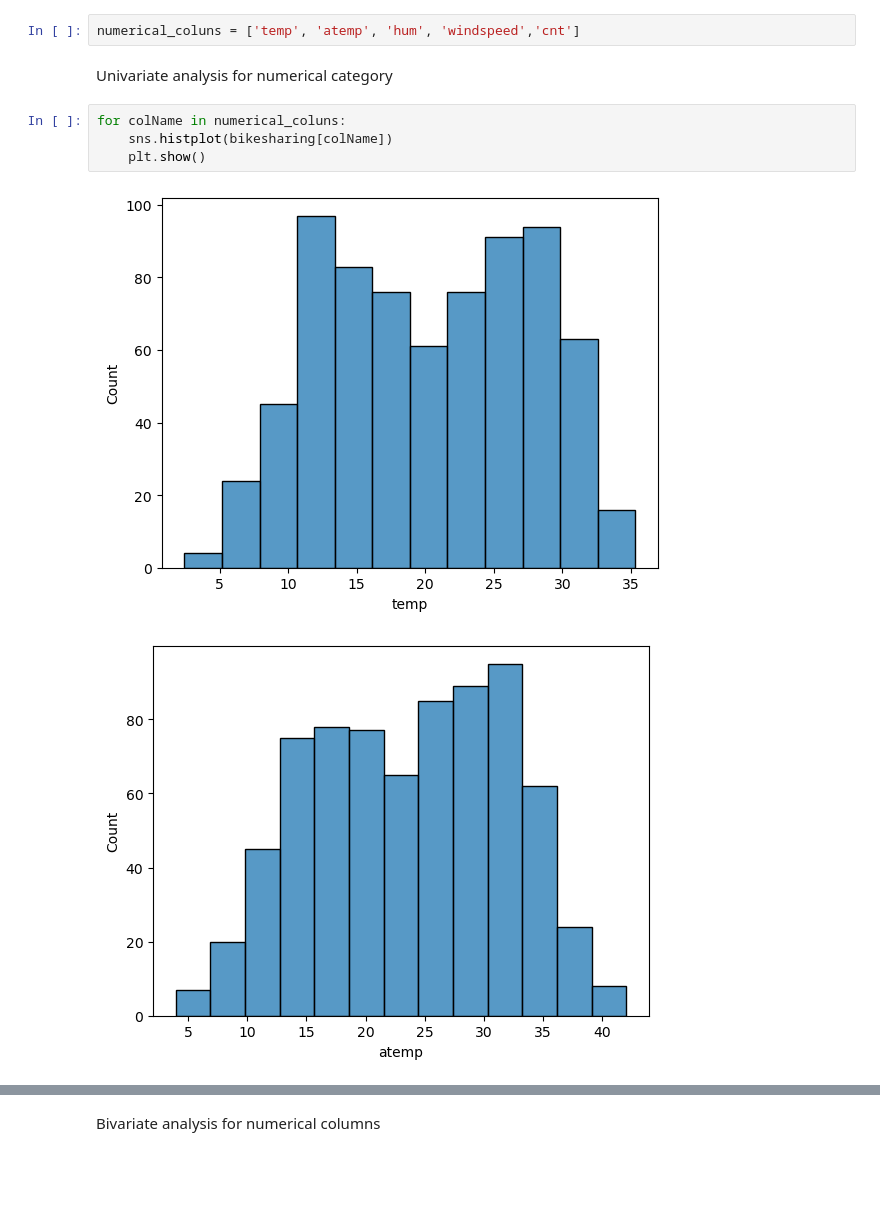
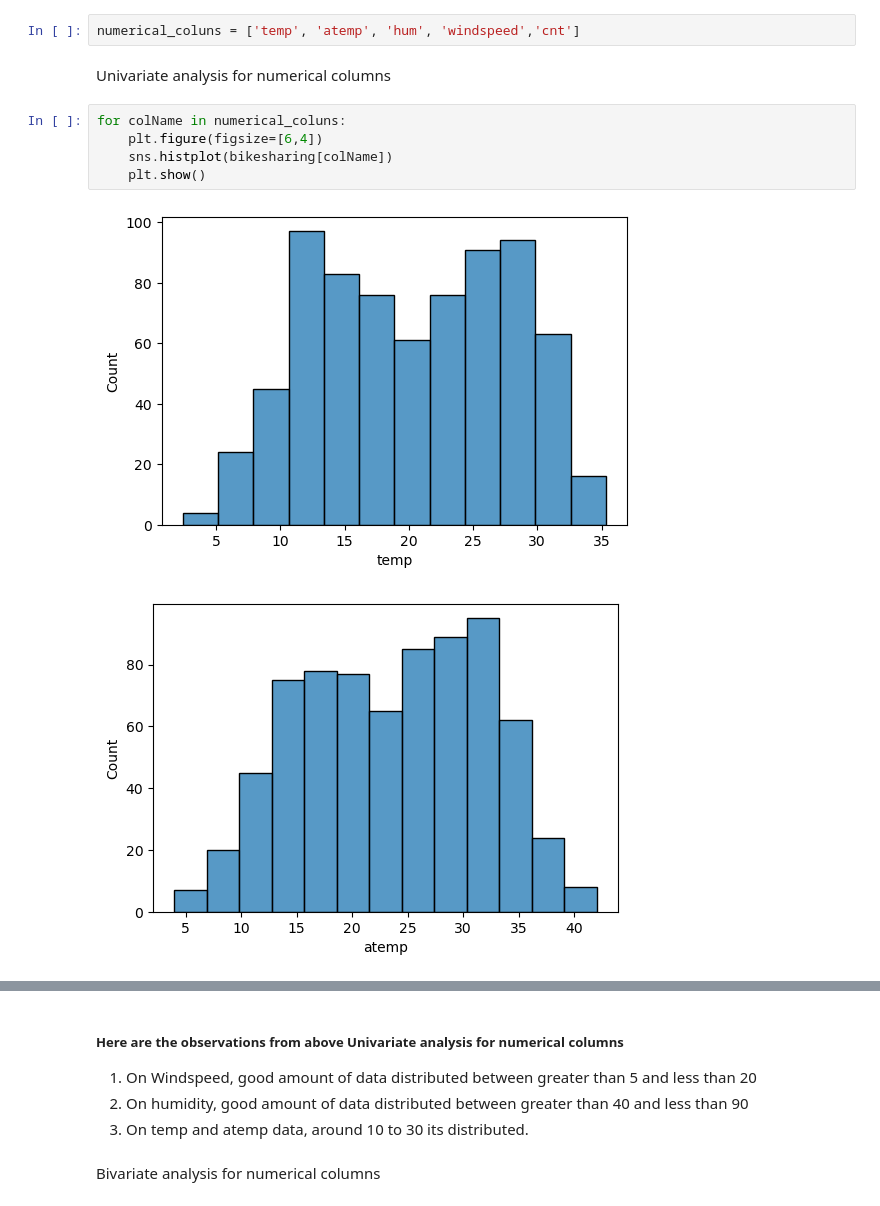
Before and after one commit to Aswani-ReddyKV/BikeSharing, a Jupyter notebook: Aswani_Reddy.ipynb, the cells around one changed output, grey strips where cells are left out. Drawn from its saved outputs; the diff is of its cells as text; blank space fills up the shorter version.

```diff
--- a/Aswani_Reddy.ipynb
+++ b/Aswani_Reddy.ipynb
@@ -202,11 +211,12 @@ Identify the numerical columns in the given data frame
 # %%
 numerical_coluns = ['temp', 'atemp', 'hum', 'windspeed','cnt']
 # %% [markdown]
-Univariate analysis for numerical category
+Univariate analysis for numerical columns
 # %%
 for colName in numerical_coluns:
+    plt.figure(figsize=[6,4])
     sns.histplot(bikesharing[colName])
     plt.show()
 # %% [output]
-[figure, old version]
+[figure, new version]
-[figure, old version]
+[figure, new version]
@@ -216,3 +226,8 @@ for colName in numerical_coluns:
+# %% [markdown]
+##### Here are the observations from above Univariate analysis for numerical columns #####
+1. On Windspeed, good amount of data distributed between greater than 5 and less than 20
+2. On humidity, good amount of data distributed between greater than 40 and less than 90
+3. On temp and atemp data, around 10 to 30 its distributed.
 # %% [markdown]
 Bivariate analysis for numerical columns
 # %%
```
Also changed, not shown: parts of 8 cells of this notebook.
